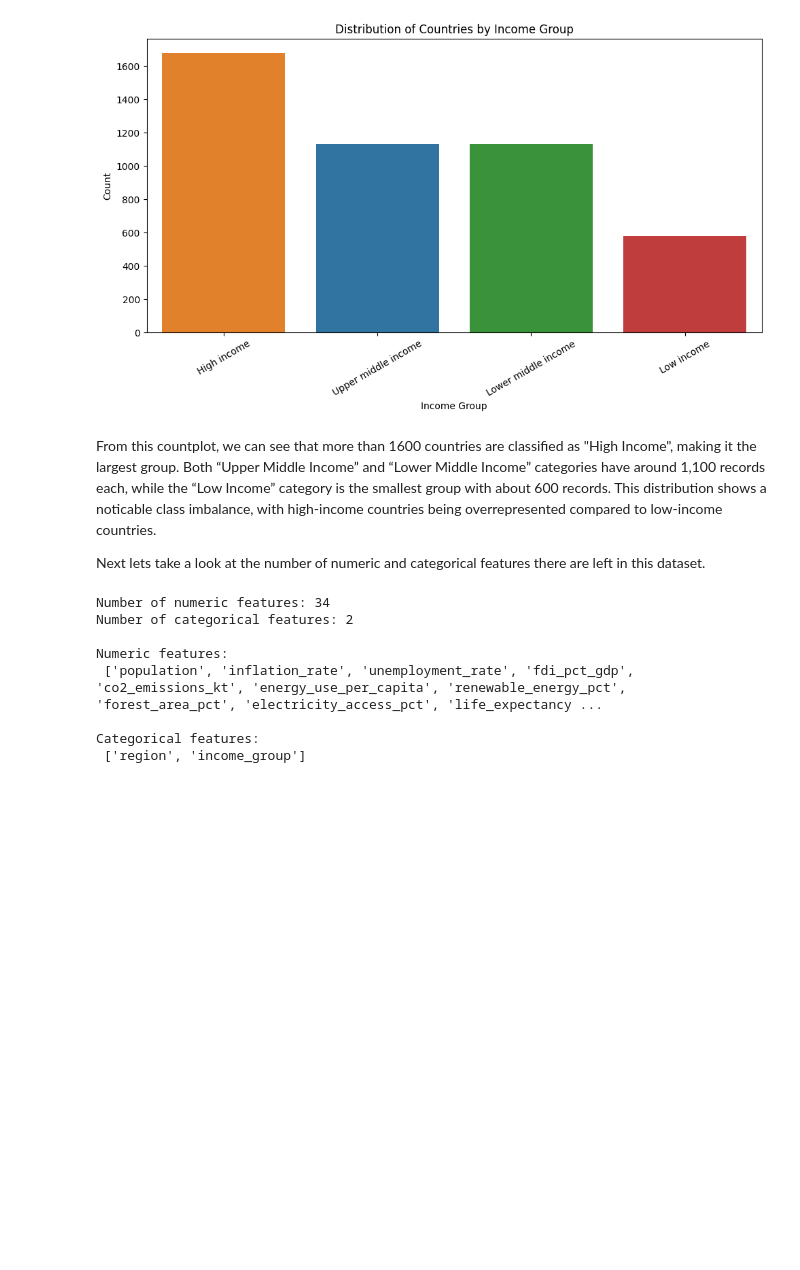
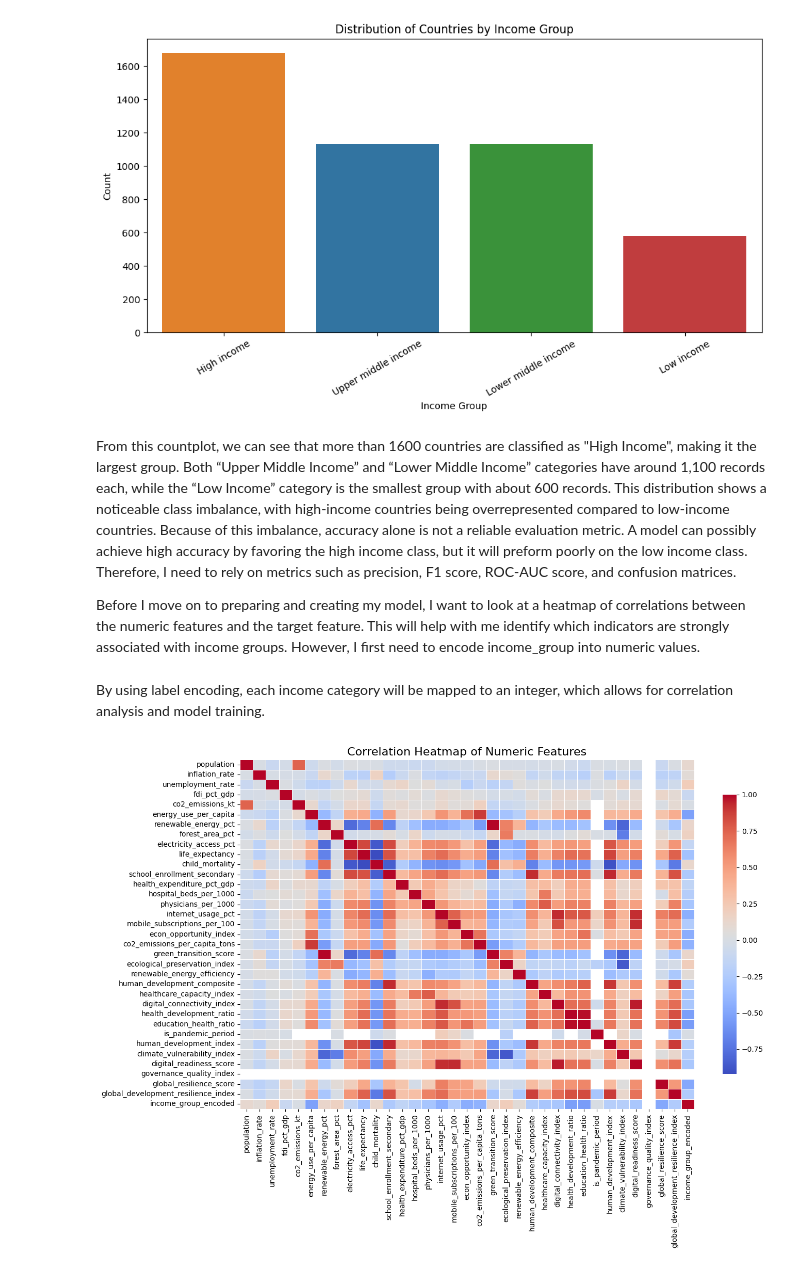
Before and after one commit to spham64/global_income_group_classification, a Jupyter notebook: income_group_classification.ipynb, the cells around one changed output. Drawn from its saved outputs; the diff is of its cells as text; code cells hidden in the pictures; blank space fills up the shorter version.

```diff
--- a/income_group_classification.ipynb
+++ b/income_group_classification.ipynb
@@ -88,6 +89,7 @@ cols_to_drop = [
     "country_name",
     "country_code",
     "currency_unit",
+    "region",
     "year",
     "years_since_2000",
     "years_since_century",
@@ -126,25 +128,37 @@ plt.show()
 # %% [output]
 [figure]
 # %% [markdown]
-From this countplot, we can see that more than 1600 countries are classified as "High Income", making it the largest group. Both “Upper Middle Income” and “Lower Middle Income” categories have around 1,100 records each, while the “Low Income” category is the smallest group with about 600 records. This distribution shows a noticable class imbalance, with high-income countries being overrepresented compared to low-income countries.
+From this countplot, we can see that more than 1600 countries are classified as "High Income", making it the largest group. Both “Upper Middle Income” and “Lower Middle Income” categories have around 1,100 records each, while the “Low Income” category is the smallest group with about 600 records. This distribution shows a noticeable class imbalance, with high-income countries being overrepresented compared to low-income countries. Because of this imbalance, accuracy alone is not a reliable evaluation metric. A model can possibly achieve high accuracy by favoring the high income class, but it will preform poorly on the low income class. Therefore, I need to rely on metrics such as precision, F1 score, ROC-AUC score, and confusion matrices.
 
-Next lets take a look at the number of numeric and categorical features there are left in this dataset.
+Before I move on to preparing and creating my model, I want to look at a heatmap of correlations between the numeric features and the target feature. This will help with me identify which indicators are strongly associated with income groups. However, I first need to encode income_group into numeric values.
-# %%
-num_features = df_dropped.select_dtypes(include=["int64", "float64"]).columns
-print("Number of numeric features:", len(num_features))
-
-cat_features = df_dropped.select_dtypes(include=["object", "category"]).columns
-print("Number of categorical features:", len(cat_features))
-
-print("\nNumeric features:\n", num_features.tolist())
-print("\nCategorical features:\n", cat_features.tolist())
-# %% [output]
-Number of numeric features: 34
-Number of categorical features: 2
-
-Numeric features:
- ['population', 'inflation_rate', 'unemployment_rate', 'fdi_pct_gdp', 'co2_emissions_kt', 'energy_use_per_capita', 'renewable_energy_pct', 'forest_area_pct', 'electricity_access_pct', 'life_expectancy ...
-
-Categorical features:
- ['region', 'income_group']
+# %%
+from sklearn.preprocessing import LabelEncoder
+
+df_encoded = df_dropped.copy()
+income_order = {"Low income":0, "Lower middle income":1, "Upper middle income":2, "High income":3}
+df_encoded["income_group_encoded"] = df_encoded["income_group"].map(income_order)
+
+le = LabelEncoder()
+
+df_encoded["income_group_encoded"] = le.fit_transform(df_encoded["income_group"])
+# %% [markdown]
+By using label encoding, each income category will be mapped to an integer, which allows for correlation analysis and model training.
+# %%
+numeric_df = df_encoded.select_dtypes(include=["float64", "int64"])
+
+corr = numeric_df.corr()
+
+plt.figure(figsize=(14, 10))
+sns.heatmap(
+    corr,
+    cmap="coolwarm",
+    annot=False,        # change to True if you want correlation values displayed
+    linewidths=0.5,
+    cbar_kws={"shrink": 0.8}
+)
+plt.title("Correlation Heatmap of Numeric Features", fontsize=16)
+plt.tight_layout()
+plt.show()
+# %% [output]
+[figure, added]
 # %% [markdown]
```
Also changed, not shown: parts of 16 cells of this notebook, 2 other files.
